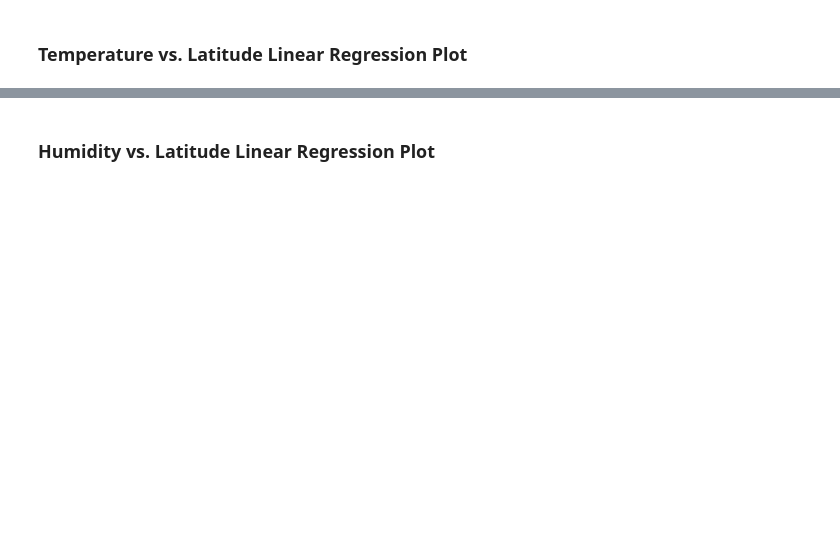
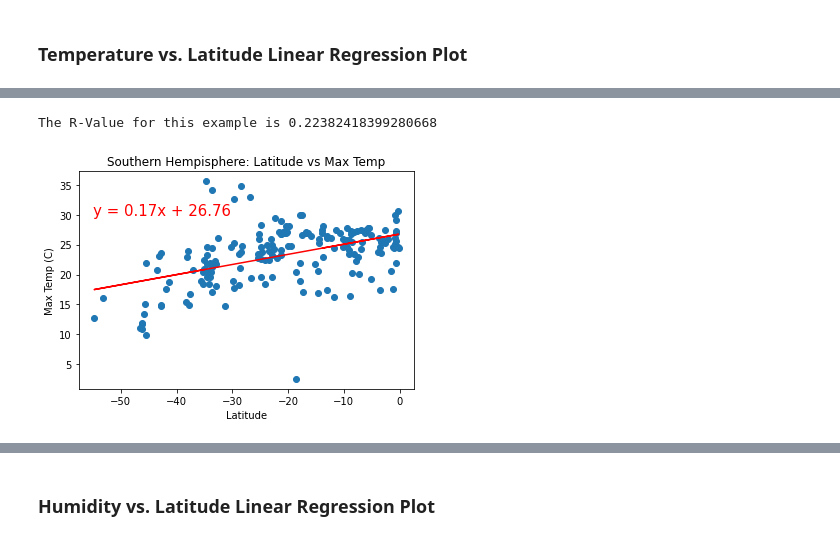
Before and after one commit to EJPer/API-Challenge, a Jupyter notebook: WeatherPy/WeatherPy.ipynb, the cells around one changed output, grey strips where cells are left out. Saved outputs shown, nothing was run; the diff lists cells and outputs as text; code cells hidden in the pictures; blank space fills up the shorter version.

```diff
--- a/WeatherPy/WeatherPy.ipynb
+++ b/WeatherPy/WeatherPy.ipynb
@@ -317,0 +320,10 @@ The r-value is: 0.4121057168607245
+# %%
+# Linear regression on Southern Hemisphere
+weather_regress(southern_hemi_df['Lat'], southern_hemi_df['Max Temp'], -55, 30)
+plt.title('Southern Hempisphere: Latitude vs Max Temp')
+plt.xlabel('Latitude')
+plt.ylabel('Max Temp (C)')
+plt.show()
+# %% [output]
+The R-Value for this example is 0.22382418399280668
+[figure, added]
```
Also changed, not shown: parts of 24 cells of this notebook, 5 other files.
